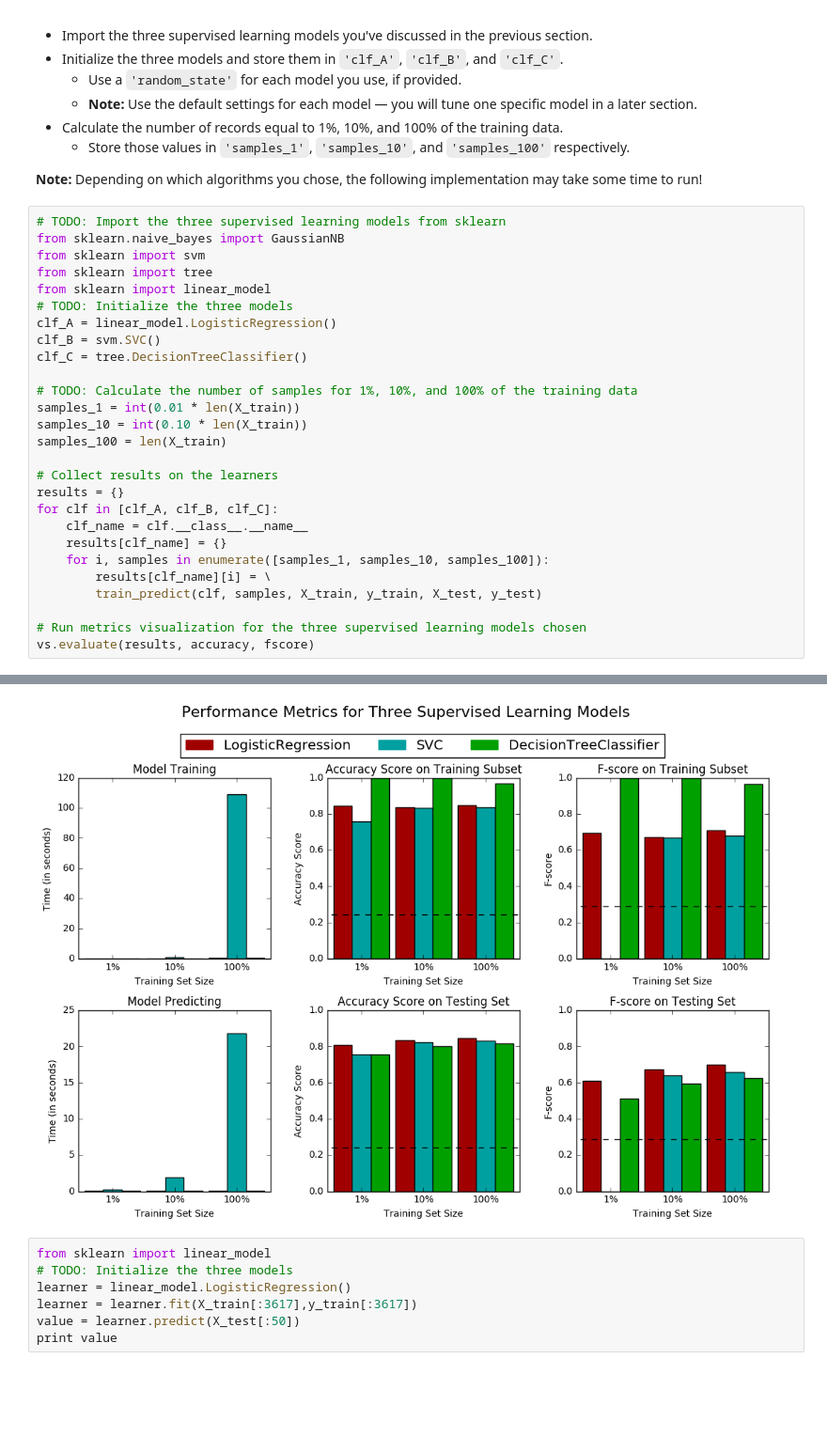
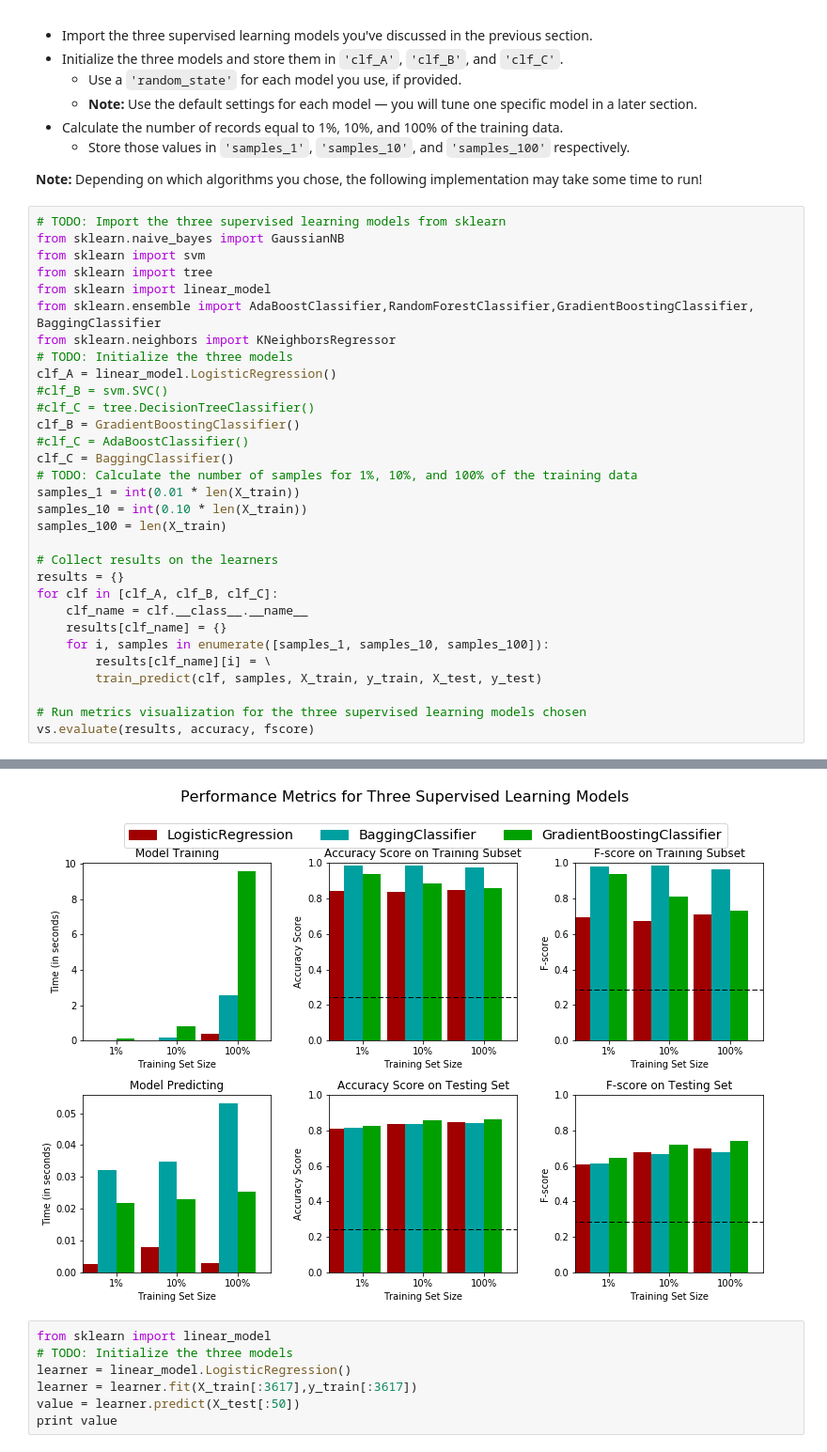
Before and after one commit to gutomcosta/mlnd, a Jupyter notebook: finding_donors/finding_donors.ipynb, the cells around one changed output, grey strips where cells are left out. Shown: that part at 94% size. Saved outputs shown, nothing was run; the diff lists cells and outputs as text; blank space fills up the shorter version.

Commit message:
checks the accuracy and f1 score of ensemble methods

```diff
--- a/finding_donors/finding_donors.ipynb
+++ b/finding_donors/finding_donors.ipynb
@@ -366,11 +366,15 @@ from sklearn.naive_bayes import GaussianNB
 from sklearn import svm
 from sklearn import tree
 from sklearn import linear_model
+from sklearn.ensemble import AdaBoostClassifier,RandomForestClassifier,GradientBoostingClassifier, BaggingClassifier
+from sklearn.neighbors import KNeighborsRegressor
 # TODO: Initialize the three models
 clf_A = linear_model.LogisticRegression()
-clf_B = svm.SVC()
-clf_C = tree.DecisionTreeClassifier()
-
+#clf_B = svm.SVC()
+#clf_C = tree.DecisionTreeClassifier()
+clf_B = GradientBoostingClassifier()
+#clf_C = AdaBoostClassifier()
+clf_C = BaggingClassifier()
 # TODO: Calculate the number of samples for 1%, 10%, and 100% of the training data
 samples_1 = int(0.01 * len(X_train))
 samples_10 = int(0.10 * len(X_train))
@@ -400,4 +404,4 @@ DecisionTreeClassifier trained on 36177 samples.
-[figure, old version]
+[figure, new version]
 # %%
 from sklearn import linear_model
 # TODO: Initialize the three models
```
Also changed, not shown: parts of 4 cells of this notebook, 1 other file.
